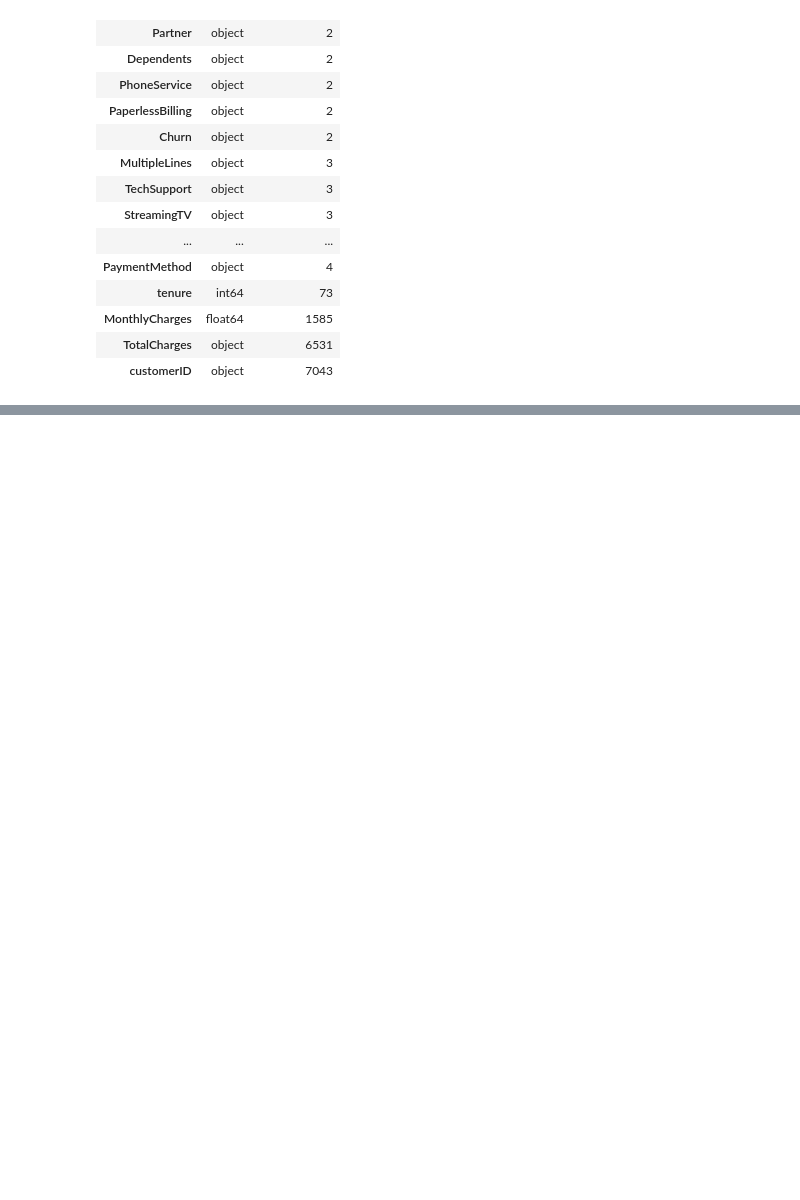
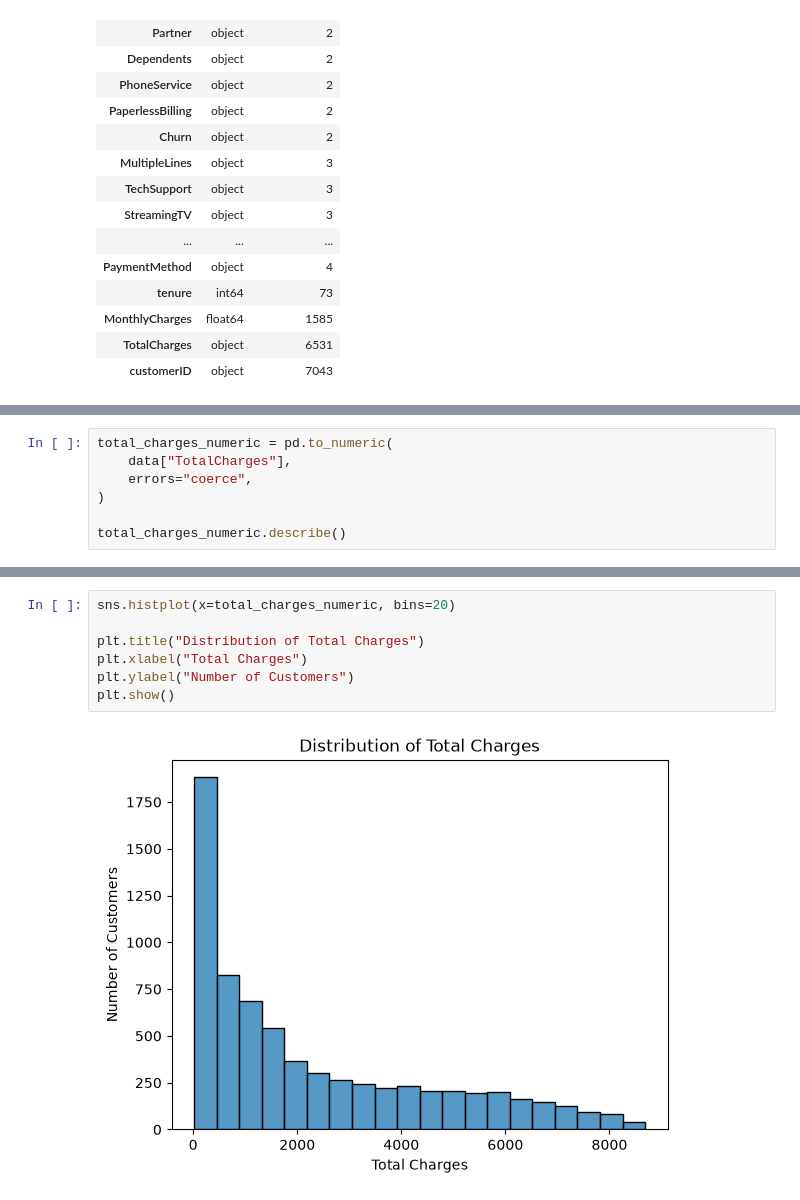
Before and after one commit to gitmaruneko/telco-customer-churn-pipeline, a Jupyter notebook: notebooks/01_data_exploration.ipynb, the cells around one changed output, grey strips where cells are left out. Drawn from its saved outputs; the diff is of its cells as text; blank space fills up the shorter version.

```diff
--- a/notebooks/01_data_exploration.ipynb
+++ b/notebooks/01_data_exploration.ipynb
@@ -106,0 +536,7 @@ Two: Yes and No.
+# %%
+total_charges_numeric = pd.to_numeric(
+    data["TotalCharges"],
+    errors="coerce",
+)
+
+total_charges_numeric.describe()
@@ -106,0 +601,9 @@ Two: Yes and No.
+# %%
+sns.histplot(x=total_charges_numeric, bins=20)
+
+plt.title("Distribution of Total Charges")
+plt.xlabel("Total Charges")
+plt.ylabel("Number of Customers")
+plt.show()
+# %% [output]
+[figure, added]
```
Also changed, not shown: parts of 100 cells of this notebook.
